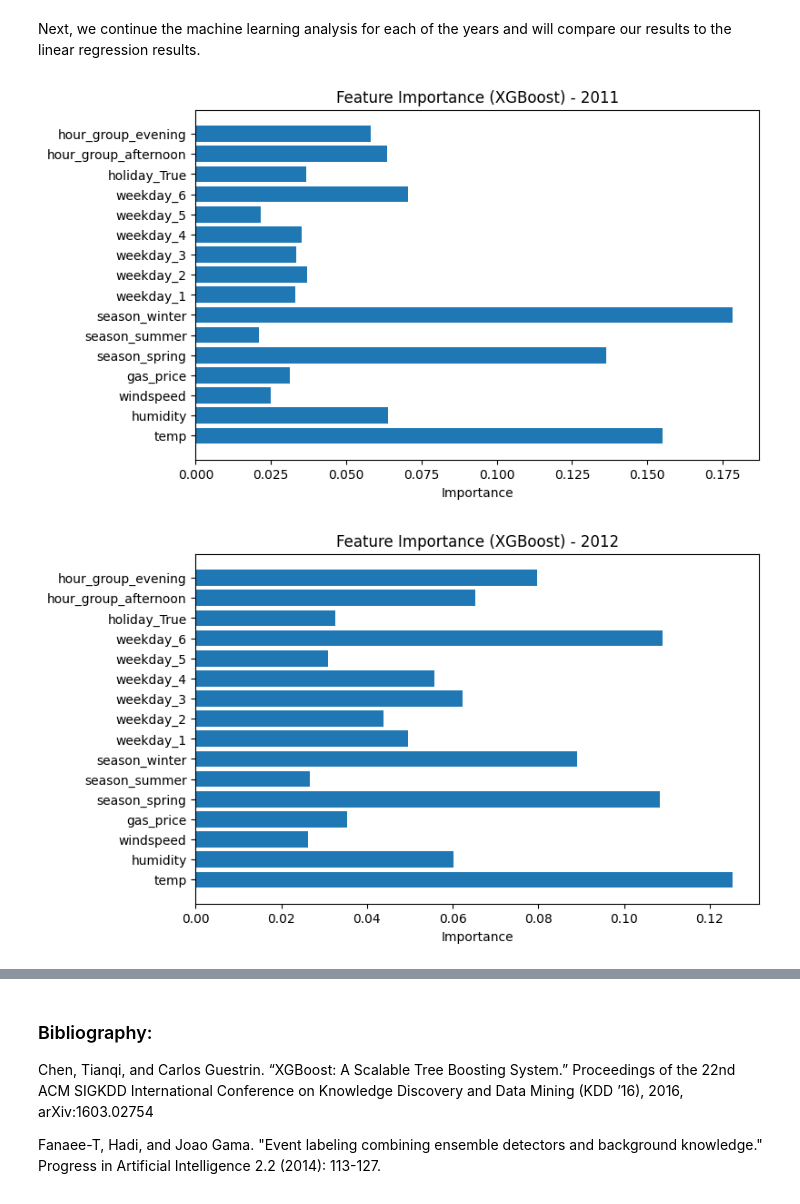
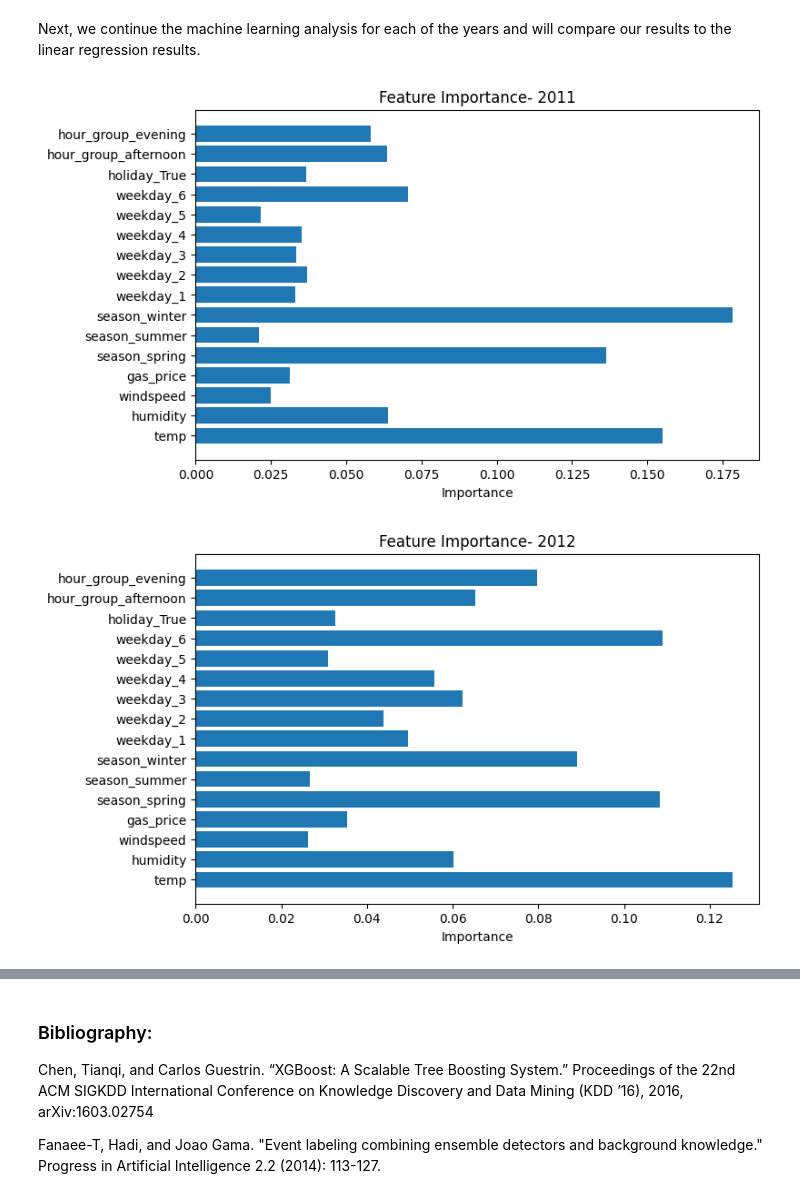
Before and after one commit to rumen111/data_science, a Jupyter notebook: data_science.ipynb, the cells around one changed output, grey strips where cells are left out. Drawn from its saved outputs; the diff is of its cells as text; code cells hidden in the pictures.

```diff
--- a/data_science.ipynb
+++ b/data_science.ipynb
@@ -1182,7 +1186,7 @@ def prepare_data(data):
 
     y = data["count"]
 
-    # Convert categorical variables to dummies
+
     X = pd.get_dummies(
         X,
         columns=["season", "weekday", "holiday", "hour_group"],
@@ -1197,42 +1201,42 @@ import matplotlib.pyplot as plt
 
 def run_xgb(X, y, title):
 
-    # Train-test split
+
     X_train, X_test, y_train, y_test = train_test_split(
         X, y, test_size=0.2, random_state=42
     )
 
-    # Model
+
     model = XGBRegressor(
         n_estimators=150,
         max_depth=5,
         learning_rate=0.1,
         random_state=42
     )
 
     model.fit(X_train, y_train)
 
-    # Feature importance
+
     importance = model.feature_importances_
 
     plt.figure(figsize=(8, 5))
     plt.barh(X.columns, importance)
-    plt.title(f"Feature Importance (XGBoost) - {title}")
+    plt.title(f"Feature Importance- {title}")
     plt.xlabel("Importance")
     plt.show()
 
     return model
 
 
 X_2011, y_2011 = prepare_data(df_2011)
 model_2011 = run_xgb(X_2011, y_2011, "2011")
 
 
 X_2012, y_2012 = prepare_data(df_2012)
 model_2012 = run_xgb(X_2012, y_2012, "2012")
 # %% [output]
-[figure, old version]
+[figure, new version]
-[figure, old version]
+[figure, new version]
 # %%
 from sklearn.model_selection import train_test_split
 from xgboost import XGBRegressor
```
Also changed, not shown: parts of 33 cells of this notebook.
